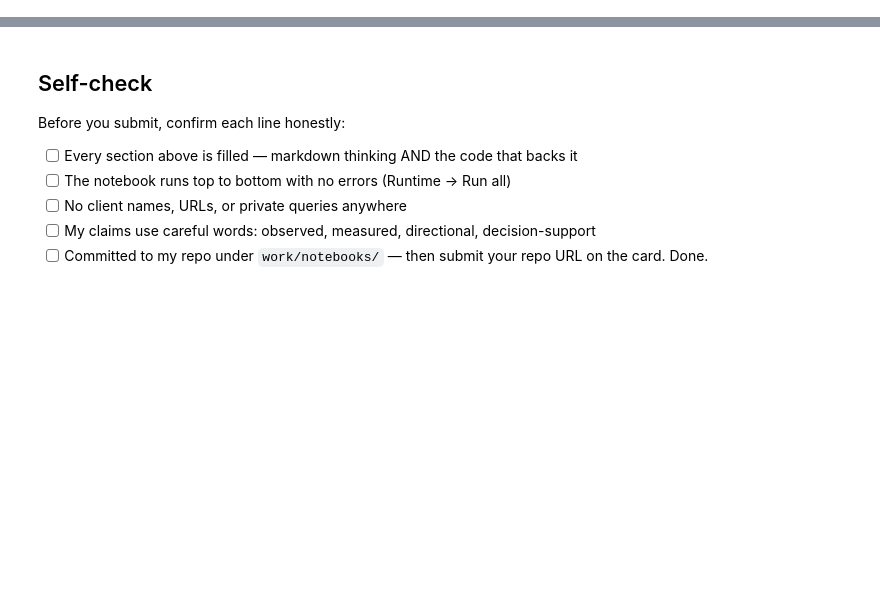
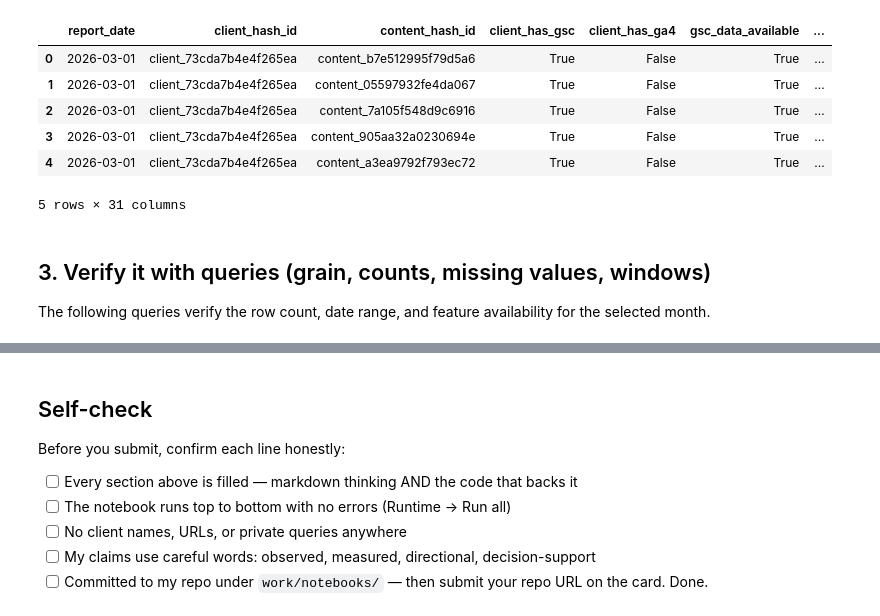
Before and after one commit to SanaKamranButt/flyrank-ml-internship, a Jupyter notebook: work/notebooks/w03_data_contract.ipynb, the cells around one changed output, grey strips where cells are left out. Drawn from its saved outputs; the diff is of its cells as text; code cells hidden in the pictures; blank space fills up the shorter version.

```diff
--- a/work/notebooks/w03_data_contract.ipynb
+++ b/work/notebooks/w03_data_contract.ipynb
@@ -36,0 +17,37 @@ This skeleton is yours to fill. Work the sections **in order** — each one has
+# %%
+import os
+import getpass
+import duckdb
+
+HF_TOKEN = os.environ.get("HF_TOKEN")
+
+if not HF_TOKEN:
+    try:
+        from google.colab import userdata
+        HF_TOKEN = userdata.get("HF_TOKEN")
+    except:
+        pass
+
+HF_TOKEN = HF_TOKEN or getpass.getpass("Paste HF Token: ")
+
+con = duckdb.connect()
+
+con.execute(
+    f"CREATE OR REPLACE SECRET hf (TYPE huggingface, TOKEN '{HF_TOKEN}')"
+)
+
+REL = "hf://datasets/FlyRank/internship-warehouse"
+
+fact = """
+read_parquet('hf://datasets/FlyRank/internship-warehouse/fact_content_daily_performance/month=2026-03/*.parquet')
+"""
+
+grain = con.sql(f"""
+SELECT
+COUNT(*) AS rows,
+MIN(report_date) AS start_date,
+MAX(report_date) AS end_date
+FROM {fact}
+""").df()
+
+grain
@@ -36,0 +77,18 @@ This skeleton is yours to fill. Work the sections **in order** — each one has
+# %%
+con.sql(f"""
+SELECT *
+FROM {fact}
+LIMIT 5
+""").df()
+# %% [output]
+|  | report_date | client_hash_id | content_hash_id | client_has_gsc | client_has_ga4 | gsc_data_available | ... |
+| 0 | 2026-03-01 | client_73cda7b4e4f265ea | content_b7e512995f79d5a6 | True | False | True | ... |
+| 1 | 2026-03-01 | client_73cda7b4e4f265ea | content_05597932fe4da067 | True | False | True | ... |
+| 2 | 2026-03-01 | client_73cda7b4e4f265ea | content_7a105f548d9c6916 | True | False | True | ... |
+| 3 | 2026-03-01 | client_73cda7b4e4f265ea | content_905aa32a0230694e | True | False | True | ... |
+| 4 | 2026-03-01 | client_73cda7b4e4f265ea | content_a3ea9792f793ec72 | True | False | True | ... |
+5 rows × 31 columns
+# %% [markdown]
+## 3. Verify it with queries (grain, counts, missing values, windows)
+
+The following queries verify the row count, date range, and feature availability for the selected month.
```
Also changed, not shown: parts of 15 cells of this notebook.
